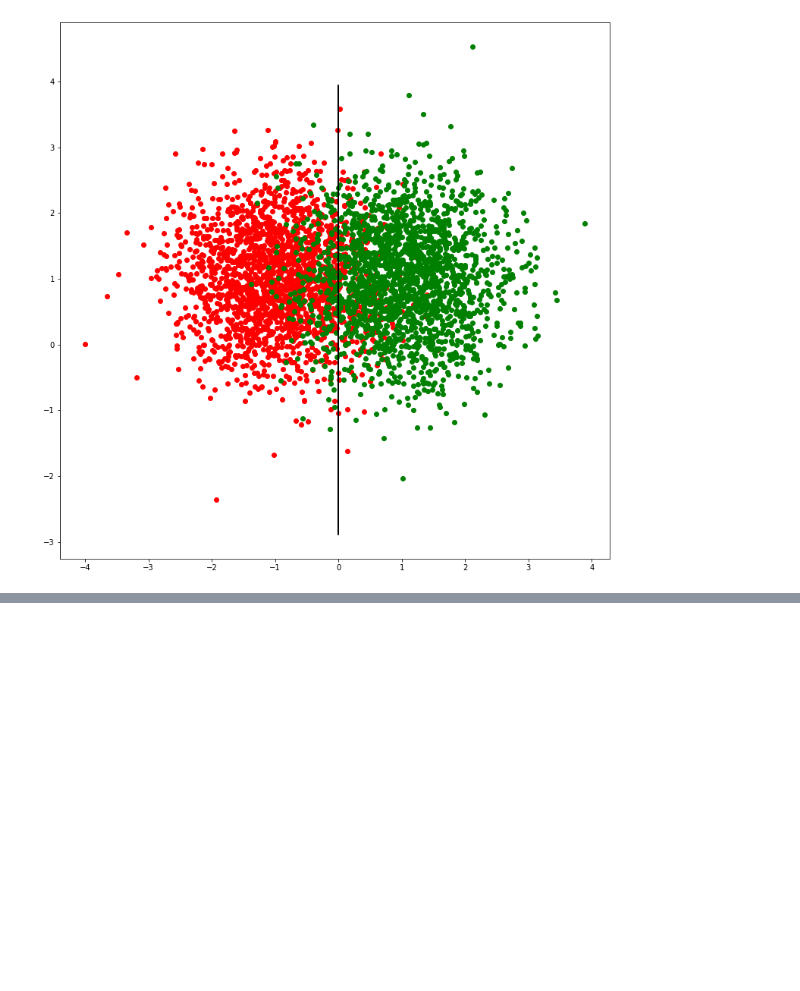
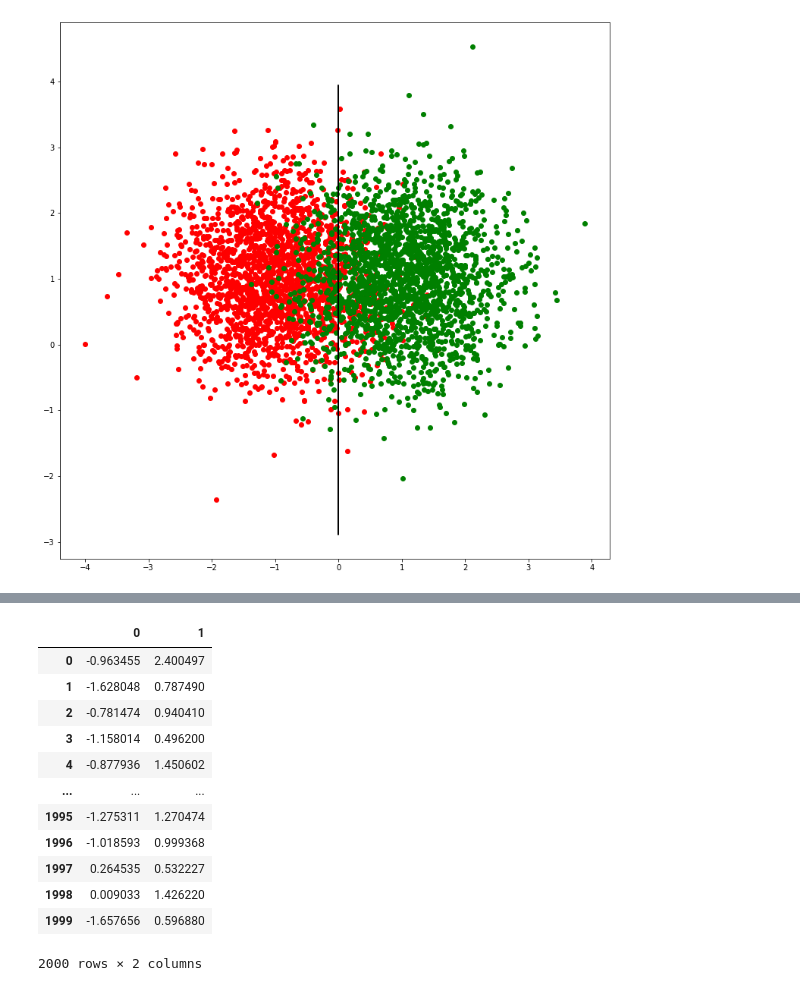
Before and after one commit to Rohanjos97/machine-learning-assignments, a Jupyter notebook: Assignment 5/Assignment5.ipynb, the cells around one changed output, grey strips where cells are left out. Saved outputs shown, nothing was run; the diff lists cells and outputs as text; code cells hidden in the pictures; blank space fills up the shorter version.

```diff
--- a/Assignment 5/Assignment5.ipynb
+++ b/Assignment 5/Assignment5.ipynb
@@ -109,0 +105,21 @@ axes.plot(X, Y, color='black')
+# %%
+mu1 = np.array([-1, 1])
+sd1 = np.array([[0.7, 0],
+                [0, 0.3]])
+A = np.random.multivariate_normal(mu1, sd1, 2000)
+A = pd.DataFrame(A, columns=['0', '1'])
+A
+# %% [output]
+|  | 0 | 1 |
+| 0 | -0.963455 | 2.400497 |
+| 1 | -1.628048 | 0.787490 |
+| 2 | -0.781474 | 0.940410 |
+| 3 | -1.158014 | 0.496200 |
+| 4 | -0.877936 | 1.450602 |
+| ... | ... | ... |
+| 1995 | -1.275311 | 1.270474 |
+| 1996 | -1.018593 | 0.999368 |
+| 1997 | 0.264535 | 0.532227 |
+| 1998 | 0.009033 | 1.426220 |
+| 1999 | -1.657656 | 0.596880 |
+2000 rows × 2 columns
```
Also changed, not shown: parts of 19 cells of this notebook.
